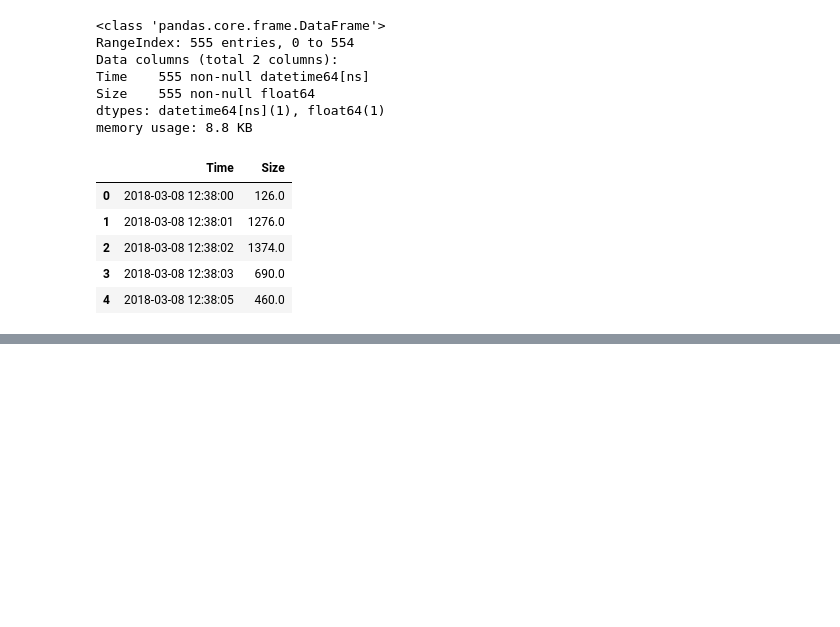
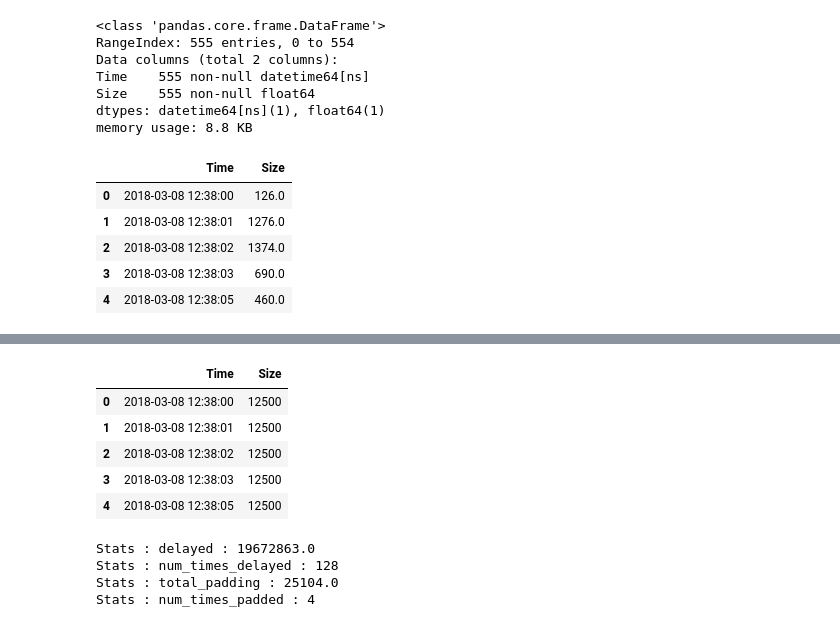
Before and after one commit to ayanpatel/iot-sec, a Jupyter notebook: plotDB.ipynb, the cells around one changed output, grey strips where cells are left out. Cells and saved outputs as stored; diff of their text form; code cells hidden in the pictures; blank space fills up the shorter version.

Commit message:
ilp constant alg

```diff
--- a/plotDB.ipynb
+++ b/plotDB.ipynb
@@ -50,0 +60,46 @@ plt.show()
+# %%
+def ilp_constant_alg(input_df, constant_rate):
+    output_df = pd.DataFrame(columns=['Time', 'Size'])
+    stats = {'delayed' : 0, 'num_times_delayed' : 0, 'total_padding' : 0, 'num_times_padded' : 0}
+    delayed = 0
+    for index in range(len(input_df)):
+        t = input_df['Time'].iloc[index]
+        s = input_df['Size'].iloc[index]
+        if (s < constant_rate):
+            if (delayed > 0):
+                stats['delayed'] += delayed
+                stats['num_times_delayed'] += 1
+                delayed -= constant_rate - s
+                if (delayed < 0):
+                    stats['total_padding'] += abs(delayed)
+                    stats['num_times_padded'] += 1
+                    delayed = 0
+        elif (s > constant_rate):
+            if (delayed > 0):
+                stats['delayed'] += delayed
+                stats['num_times_delayed'] += 1
+            delayed += s - constant_rate
+        else:
+            if (delayed > 0):
+                stats['delayed'] += delayed
+                stats['num_times_delayed'] += 1
+        output_df = output_df.append({'Time': t, 'Size': constant_rate}, ignore_index=True)
+    return output_df, stats
+# %%
+ilp_const_df, ilp_const_stats = ilp_constant_alg(df, 12500)
+ilp_const_df.head()
+# %% [output]
+|  | Time | Size |
+| 0 | 2018-03-08 12:38:00 | 12500 |
+| 1 | 2018-03-08 12:38:01 | 12500 |
+| 2 | 2018-03-08 12:38:02 | 12500 |
+| 3 | 2018-03-08 12:38:03 | 12500 |
+| 4 | 2018-03-08 12:38:05 | 12500 |
+# %%
+for stat in ilp_const_stats:
+    print("Stats : {} : {}".format(stat,ilp_const_stats[stat]))
+# %% [output]
+Stats : delayed : 19672863.0
+Stats : num_times_delayed : 128
+Stats : total_padding : 25104.0
+Stats : num_times_padded : 4
```
Also changed, not shown: parts of 5 cells of this notebook.
